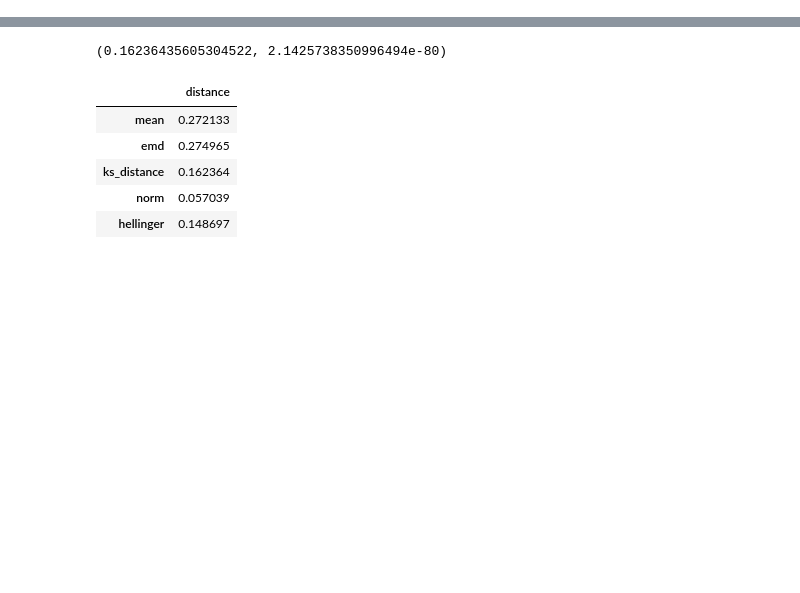
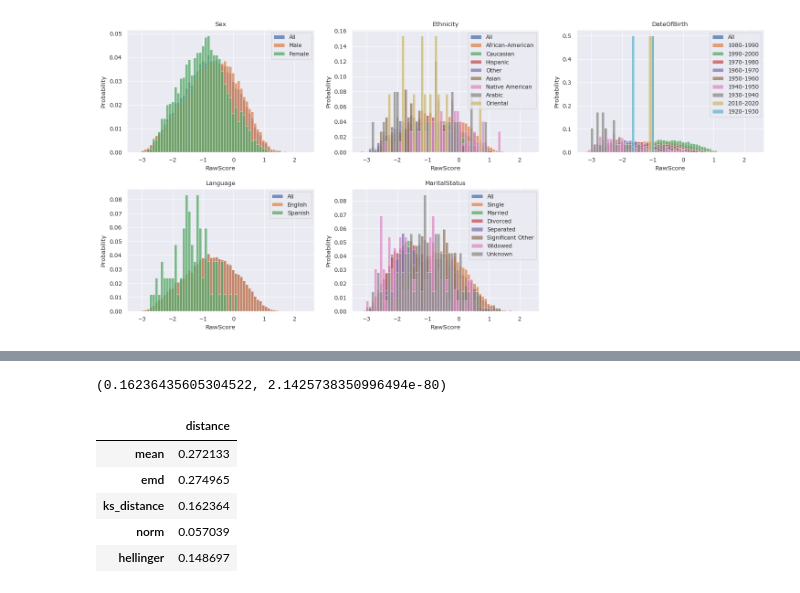
Before and after one commit to synthesized-io/fairlens, a Jupyter notebook: notebooks/compas.ipynb, the cells around one changed output, grey strips where cells are left out. Cells and saved outputs as stored; diff of their text form; code cells hidden in the pictures; blank space fills up the shorter version.

```diff
--- a/notebooks/compas.ipynb
+++ b/notebooks/compas.ipynb
@@ -68 +39,5 @@ plt.show()
+# %%
+fl.plot.mult_distr_plot(df, target_attribute, sensitive_attributes.keys(), normalize=True, show_hist=True, show_curve=False)
+# %% [output]
+[figure, added]
 # %%
```
Also changed, not shown: parts of 10 cells of this notebook, 2 other files.
